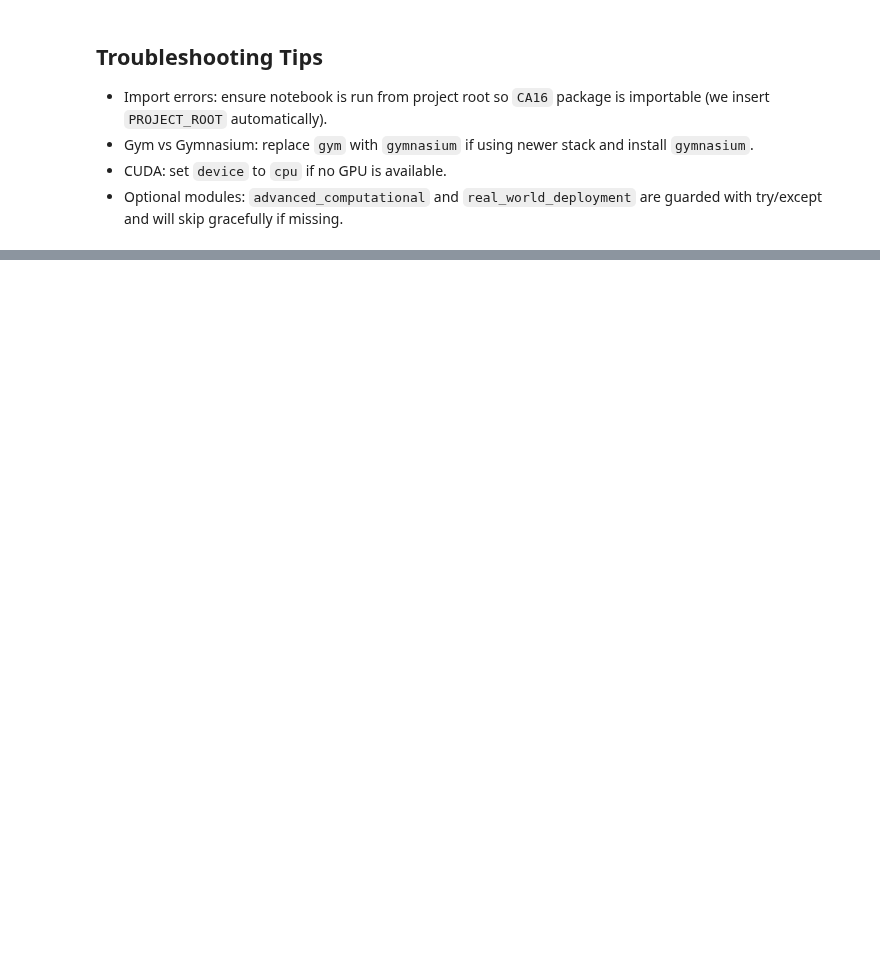
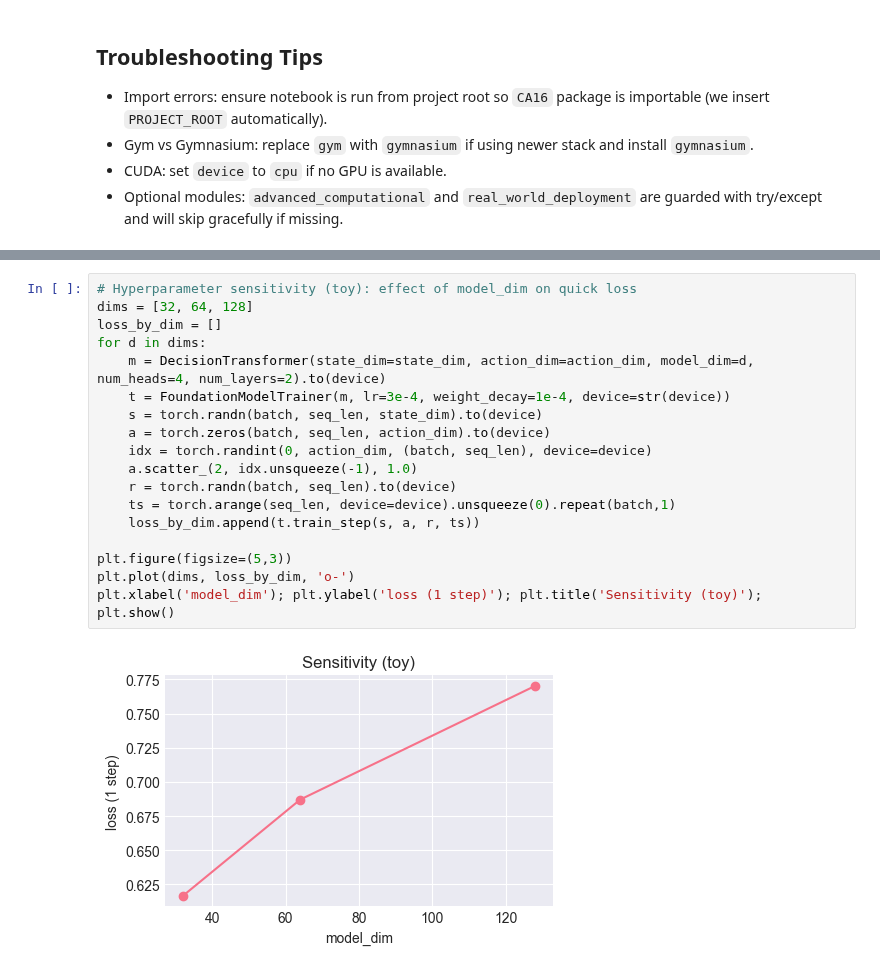
Before and after one commit to tahamajs/Deep_Reinforcement_Learning_SUT, a Jupyter notebook: CAs/Solutions/CA16/CA16.ipynb, the cells around one changed output, grey strips where cells are left out. Saved outputs shown, nothing was run; the diff lists cells and outputs as text; blank space fills up the shorter version.

```diff
--- a/CAs/Solutions/CA16/CA16.ipynb
+++ b/CAs/Solutions/CA16/CA16.ipynb
@@ -576,0 +651,20 @@ print('Deployment modules available:', 'Yes' if 'DEPLOYMENT_AVAILABLE' in global
+# %%
+# Hyperparameter sensitivity (toy): effect of model_dim on quick loss
+dims = [32, 64, 128]
+loss_by_dim = []
+for d in dims:
+    m = DecisionTransformer(state_dim=state_dim, action_dim=action_dim, model_dim=d, num_heads=4, num_layers=2).to(device)
+    t = FoundationModelTrainer(m, lr=3e-4, weight_decay=1e-4, device=str(device))
+    s = torch.randn(batch, seq_len, state_dim).to(device)
+    a = torch.zeros(batch, seq_len, action_dim).to(device)
+    idx = torch.randint(0, action_dim, (batch, seq_len), device=device)
+    a.scatter_(2, idx.unsqueeze(-1), 1.0)
+    r = torch.randn(batch, seq_len).to(device)
+    ts = torch.arange(seq_len, device=device).unsqueeze(0).repeat(batch,1)
+    loss_by_dim.append(t.train_step(s, a, r, ts))
+
+plt.figure(figsize=(5,3))
+plt.plot(dims, loss_by_dim, 'o-')
+plt.xlabel('model_dim'); plt.ylabel('loss (1 step)'); plt.title('Sensitivity (toy)'); plt.show()
+# %% [output]
+[figure, added]
```
Also changed, not shown: parts of 22 cells of this notebook, 11 other files.
